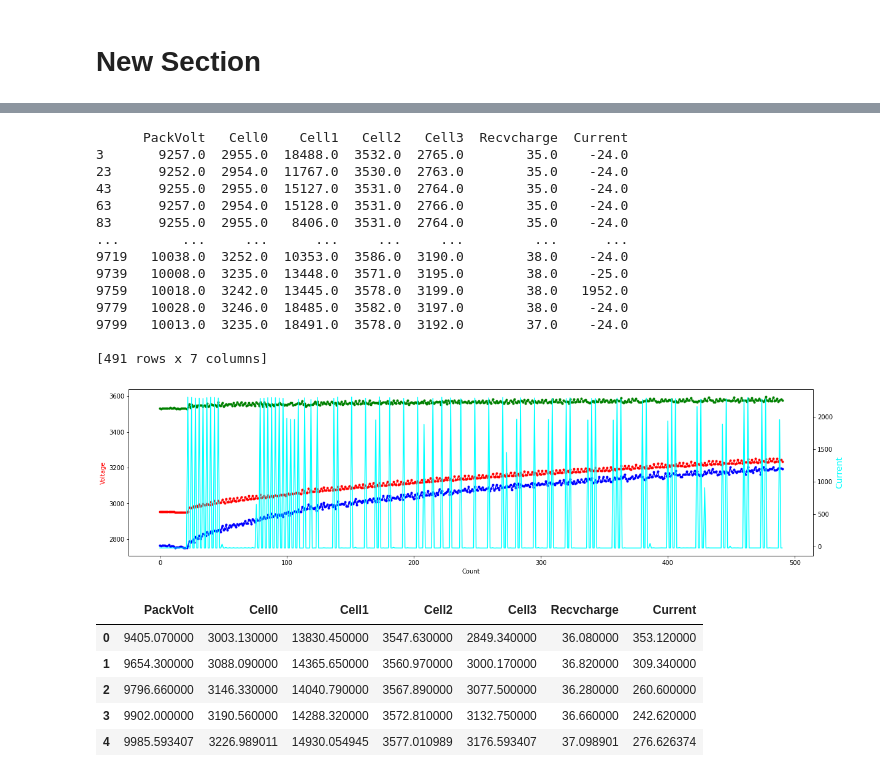
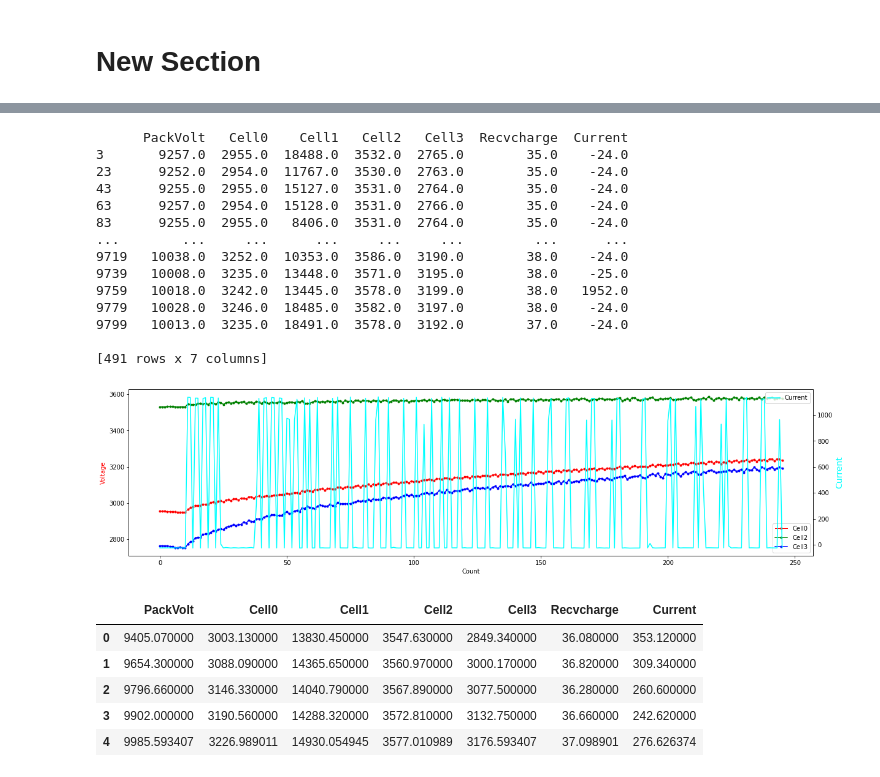
Before and after one commit to priyasathish13/https-classroom.github.com-a-sjC9IRF1, a Jupyter notebook: Welcome_To_Colaboratory.ipynb, the cells around one changed output, grey strips where cells are left out. Saved outputs shown, nothing was run; the diff lists cells and outputs as text; code cells hidden in the pictures.

Commit message:
Added Labeling Legend to display the curve color

```diff
--- a/Welcome_To_Colaboratory.ipynb
+++ b/Welcome_To_Colaboratory.ipynb
@@ -73,46 +72,49 @@ CellData1.columns=['PackVolt','Cell0','Cell1', 'Cell2', 'Cell3','Recvcharge','Cu
 CellData1=CellData1.astype(float)
 print(CellData1)
 
-CellData1=CellData1.groupby(np.arange(len(CellData1))//1).mean()
+CellData1=CellData1.groupby(np.arange(len(CellData1))//2).mean() #Averaging and forming new data frame.
 
 import numpy as np
 import matplotlib.pyplot as plt1
 # create figure and axis objects with subplots()
 fig,ax1 = plt1.subplots(sharex=True, figsize=(20,5))
 # make a plot
 
-ax1.plot(CellData1.index, CellData1.Cell0, color="red", marker=".",lw=1)
-ax1.plot(CellData1.index, CellData1.Cell2, color="green", marker=".")
-ax1.plot(CellData1.index, CellData1.Cell3, color="blue", marker=".")
+ax1.plot(CellData1.index, CellData1.Cell0, color="red", label='Cell0',marker=".",lw=1)
+ax1.plot(CellData1.index, CellData1.Cell2, color="green", label='Cell2', marker=".")
+ax1.plot(CellData1.index, CellData1.Cell3, color="blue", label='Cell3',marker=".")
 # set x-axis label
 ax1.set_xlabel("Count",fontsize=10)
+
 # set y-axis label
 ax1.set_ylabel("Voltage",color="red",fontsize=10)
 
 # twin object for two different y-axis on the sample plot
 ax2=ax1.twinx()
 # make a plot with different y-axis using second axis object
-ax2.plot(CellData1.index, CellData1.Current, color="cyan", marker="")
+ax2.plot(CellData1.index, CellData1.Current, color="cyan",label='Current', marker="")
 ax2.set_ylabel("Current",color="Cyan",fontsize=14)
 
-
+# Adding legend, which helps us recognize the curve according to it's color
+ax1.legend()
+ax2.legend()
 plt1.show()
 # %% [output]
       PackVolt   Cell0    Cell1   Cell2   Cell3  Recvcharge  Current
 3       9257.0  2955.0  18488.0  3532.0  2765.0        35.0    -24.0
 23      9252.0  2954.0  11767.0  3530.0  2763.0        35.0    -24.0
 43      9255.0  2955.0  15127.0  3531.0  2764.0        35.0    -24.0
 63      9257.0  2954.0  15128.0  3531.0  2766.0        35.0    -24.0
 83      9255.0  2955.0   8406.0  3531.0  2764.0        35.0    -24.0
 ...        ...     ...      ...     ...     ...         ...      ...
 9719   10038.0  3252.0  10353.0  3586.0  3190.0        38.0    -24.0
 9739   10008.0  3235.0  13448.0  3571.0  3195.0        38.0    -25.0
 9759   10018.0  3242.0  13445.0  3578.0  3199.0        38.0   1952.0
 9779   10028.0  3246.0  18485.0  3582.0  3197.0        38.0    -24.0
 9799   10013.0  3235.0  18491.0  3578.0  3192.0        37.0    -24.0
 
 [491 rows x 7 columns]
-[figure, old version]
+[figure, new version]
 # %%
 CellData1.groupby(np.arange(len(CellData1))//100).mean()
 # %% [output]
```
Also changed, not shown: parts of 4 cells of this notebook.
